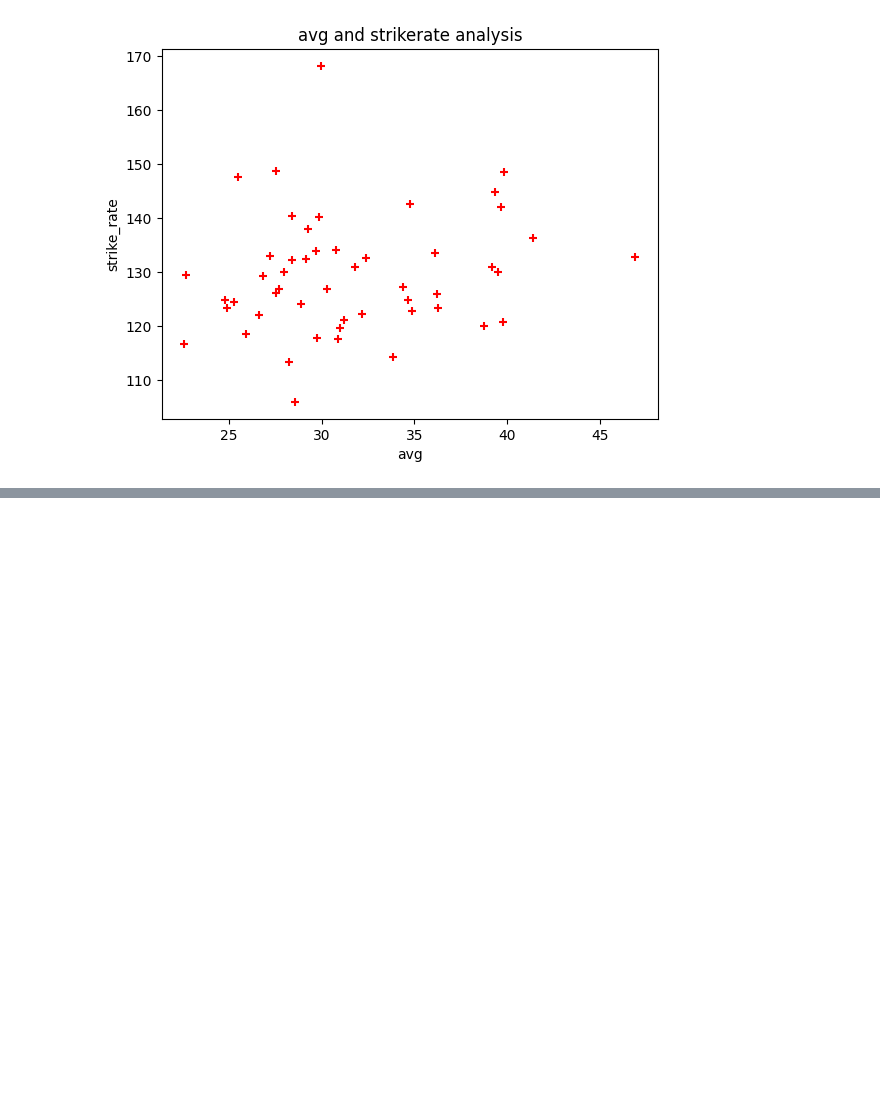
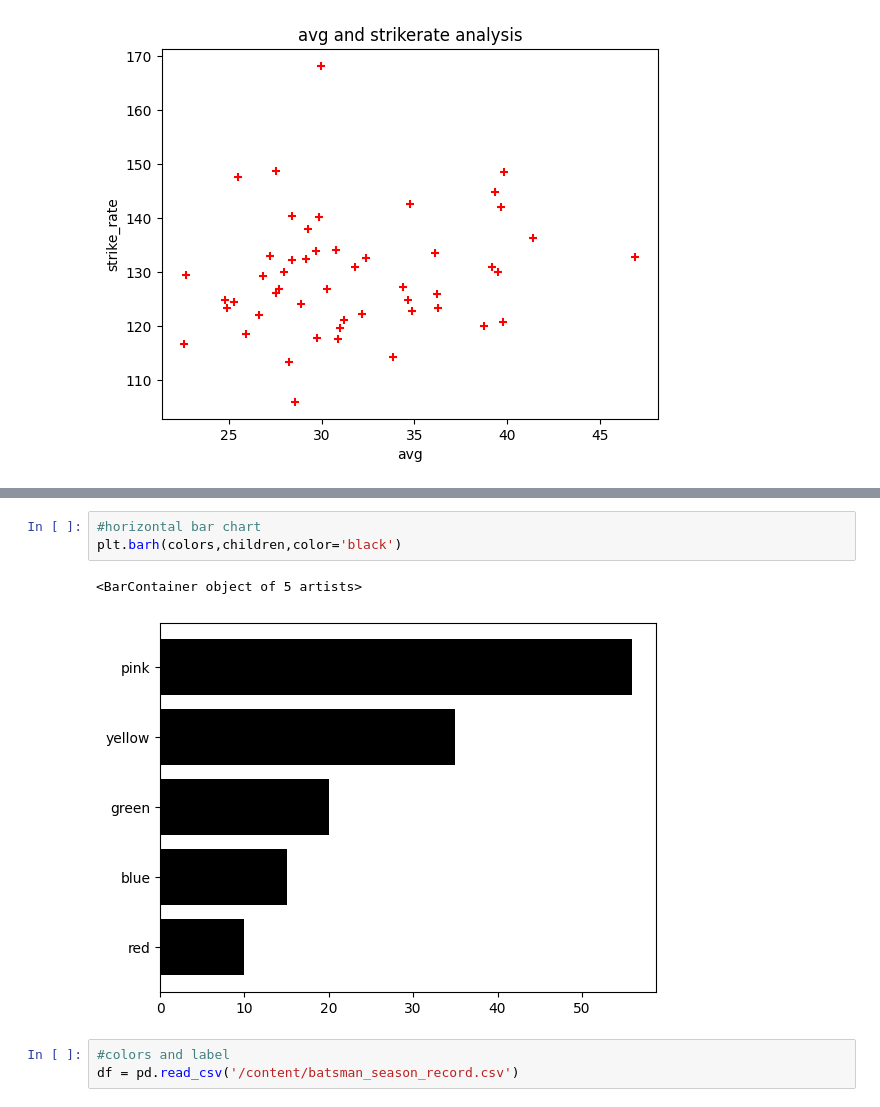
Before and after one commit to UKD1211/DataScience_Slogbook_ISI_placement_prep, a Jupyter notebook: Matplotlib_1.ipynb, the cells around one changed output, grey strips where cells are left out. Cells and saved outputs as stored; diff of their text form; blank space fills up the shorter version.

```diff
--- a/Matplotlib_1.ipynb
+++ b/Matplotlib_1.ipynb
@@ -175,0 +206,9 @@ Text(0, 0.5, 'strike_rate')
+# %%
+#horizontal bar chart
+plt.barh(colors,children,color='black')
+# %% [output]
+<BarContainer object of 5 artists>
+[figure, added]
+# %%
+#colors and label
+df = pd.read_csv('/content/batsman_season_record.csv')
```
Also changed, not shown: parts of 29 cells of this notebook.
